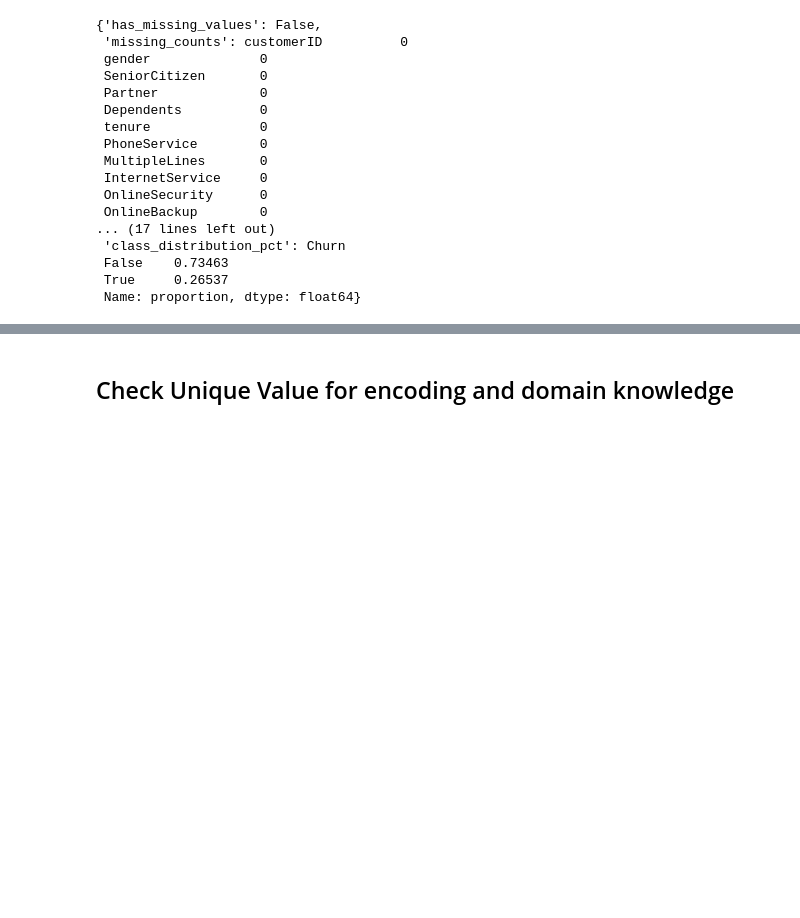
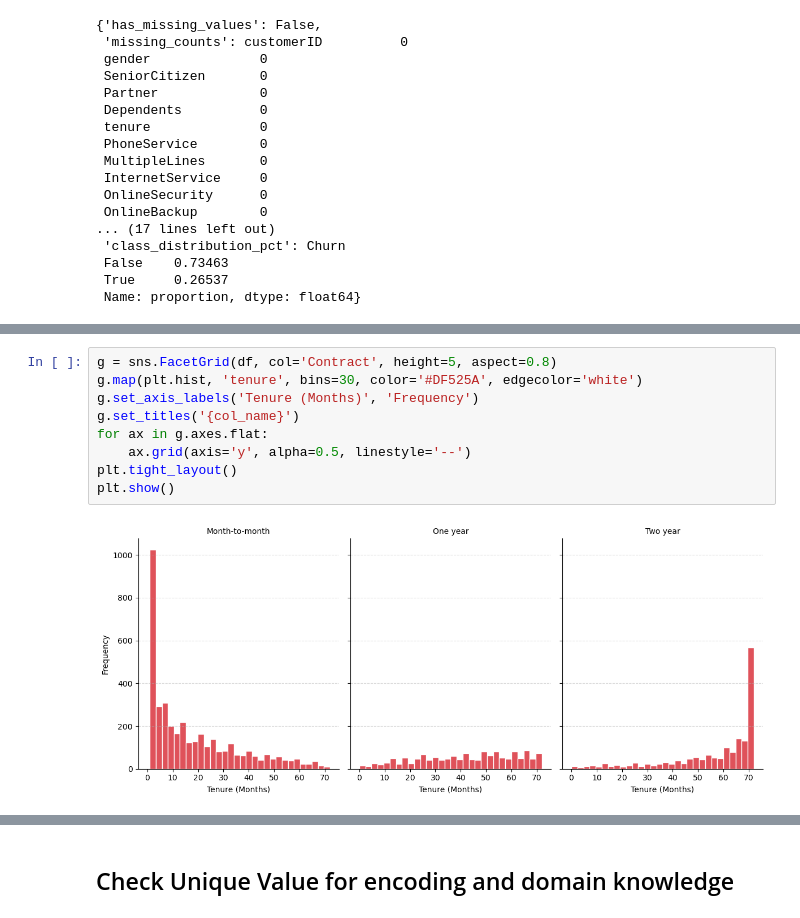
Before and after one commit to ravsssh/TelcoCustomer, a Jupyter notebook: Telco Customer Churn Rate.ipynb, the cells around one changed output, grey strips where cells are left out. Drawn from its saved outputs; the diff is of its cells as text; blank space fills up the shorter version.

```diff
--- a/Telco Customer Churn Rate.ipynb
+++ b/Telco Customer Churn Rate.ipynb
@@ -260,0 +316,11 @@ Name: proportion, dtype: float64
+# %%
+g = sns.FacetGrid(df, col='Contract', height=5, aspect=0.8)
+g.map(plt.hist, 'tenure', bins=30, color='#DF525A', edgecolor='white')
+g.set_axis_labels('Tenure (Months)', 'Frequency')
+g.set_titles('{col_name}')
+for ax in g.axes.flat:
+    ax.grid(axis='y', alpha=0.5, linestyle='--')
+plt.tight_layout()
+plt.show()
+# %% [output]
+[figure, added]
```
Also changed, not shown: parts of 47 cells of this notebook.
